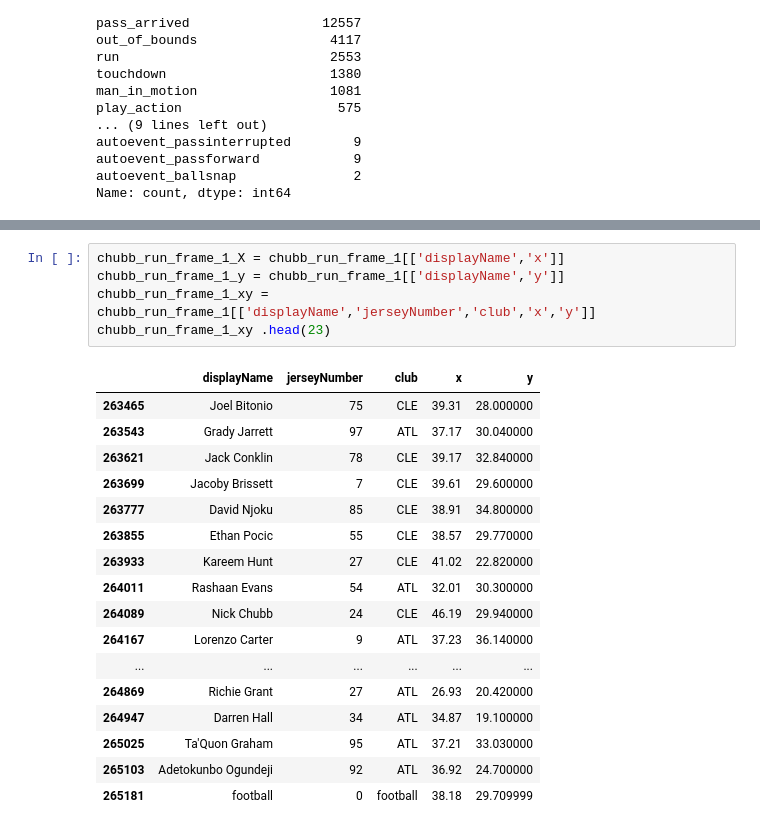
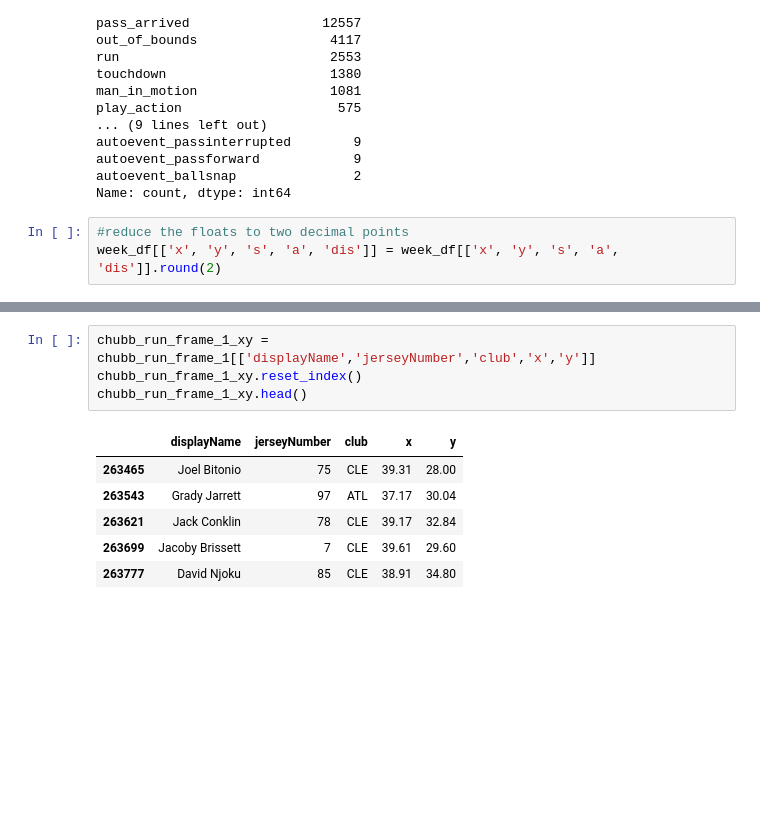
Before and after one commit to SecondHandSushi/NFL_explore_2022, a Jupyter notebook: Exploratory/tracking_week_4_explore.ipynb, the cells around one changed output, grey strips where cells are left out. Cells and saved outputs as stored; diff of their text form; blank space fills up the shorter version.

```diff
--- a/Exploratory/tracking_week_4_explore.ipynb
+++ b/Exploratory/tracking_week_4_explore.ipynb
@@ -95,4 +97,7 @@ autoevent_passinterrupted        9
 autoevent_passforward            9
 autoevent_ballsnap               2
 Name: count, dtype: int64
+# %%
+#reduce the floats to two decimal points
+week_df[['x', 'y', 's', 'a', 'dis']] = week_df[['x', 'y', 's', 'a', 'dis']].round(2)
 # %%
@@ -173,28 +176,16 @@ chubb_run_frame_1.head()
 | 263699 | 2022100201 | 2864 | 43380 | Jacoby Brissett | 1 | 2022-10-02 15:17:43.200000 | 7 | CLE | left | ... |
 | 263777 | 2022100201 | 2864 | 44841 | David Njoku | 1 | 2022-10-02 15:17:43.200000 | 85 | CLE | left | ... |
 # %%
-chubb_run_frame_1_X = chubb_run_frame_1[['displayName','x']]
-chubb_run_frame_1_y = chubb_run_frame_1[['displayName','y']]
 chubb_run_frame_1_xy = chubb_run_frame_1[['displayName','jerseyNumber','club','x','y']]
-chubb_run_frame_1_xy .head(23)
+chubb_run_frame_1_xy.reset_index()
+chubb_run_frame_1_xy.head()
 # %% [output]
 |  | displayName | jerseyNumber | club | x | y |
-| 263465 | Joel Bitonio | 75 | CLE | 39.31 | 28.000000 |
-| 263543 | Grady Jarrett | 97 | ATL | 37.17 | 30.040000 |
-| 263621 | Jack Conklin | 78 | CLE | 39.17 | 32.840000 |
-| 263699 | Jacoby Brissett | 7 | CLE | 39.61 | 29.600000 |
-| 263777 | David Njoku | 85 | CLE | 38.91 | 34.800000 |
-| 263855 | Ethan Pocic | 55 | CLE | 38.57 | 29.770000 |
-| 263933 | Kareem Hunt | 27 | CLE | 41.02 | 22.820000 |
-| 264011 | Rashaan Evans | 54 | ATL | 32.01 | 30.300000 |
-| 264089 | Nick Chubb | 24 | CLE | 46.19 | 29.940000 |
-| 264167 | Lorenzo Carter | 9 | ATL | 37.23 | 36.140000 |
-| ... | ... | ... | ... | ... | ... |
-| 264869 | Richie Grant | 27 | ATL | 26.93 | 20.420000 |
-| 264947 | Darren Hall | 34 | ATL | 34.87 | 19.100000 |
-| 265025 | Ta'Quon Graham | 95 | ATL | 37.21 | 33.030000 |
-| 265103 | Adetokunbo Ogundeji | 92 | ATL | 36.92 | 24.700000 |
-| 265181 | football | 0 | football | 38.18 | 29.709999 |
+| 263465 | Joel Bitonio | 75 | CLE | 39.31 | 28.00 |
+| 263543 | Grady Jarrett | 97 | ATL | 37.17 | 30.04 |
+| 263621 | Jack Conklin | 78 | CLE | 39.17 | 32.84 |
+| 263699 | Jacoby Brissett | 7 | CLE | 39.61 | 29.60 |
+| 263777 | David Njoku | 85 | CLE | 38.91 | 34.80 |
 # %%
 import matplotlib.pyplot as plt
 import numpy as np  # Import NumPy for data manipulation
```
Also changed, not shown: parts of 15 cells of this notebook, 5 other files.
